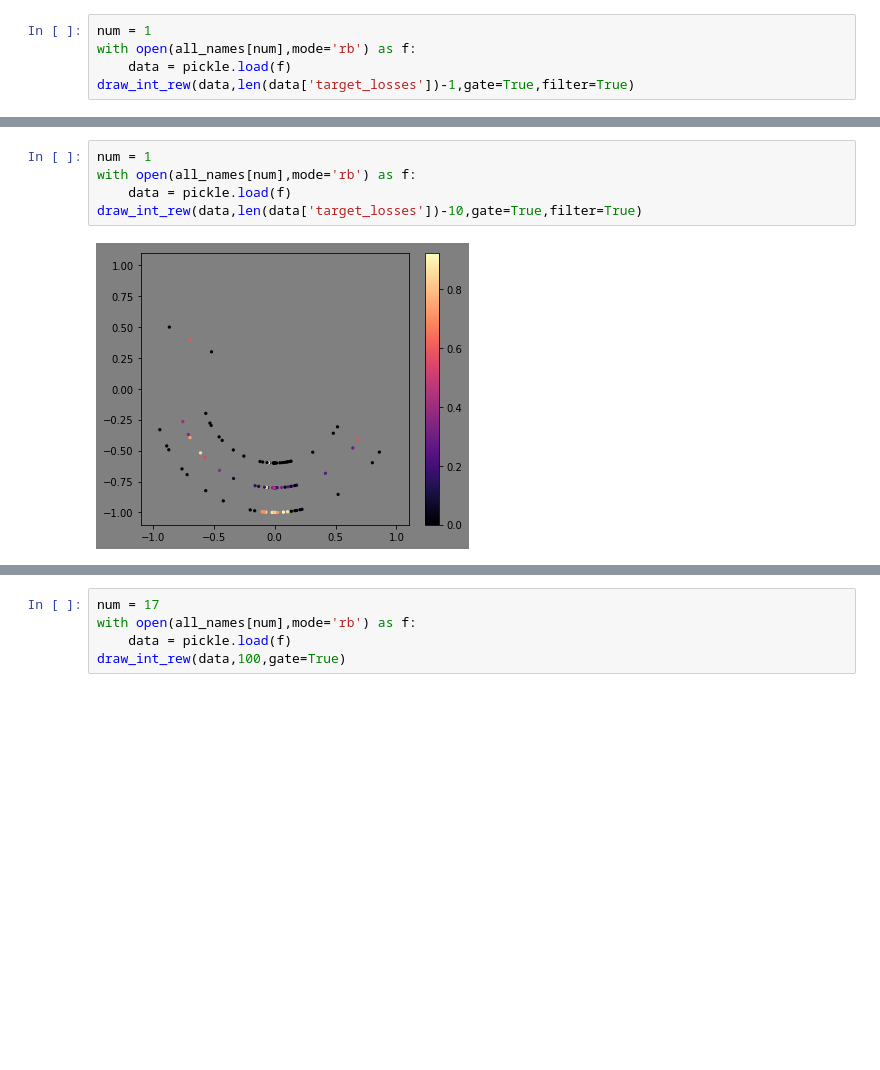
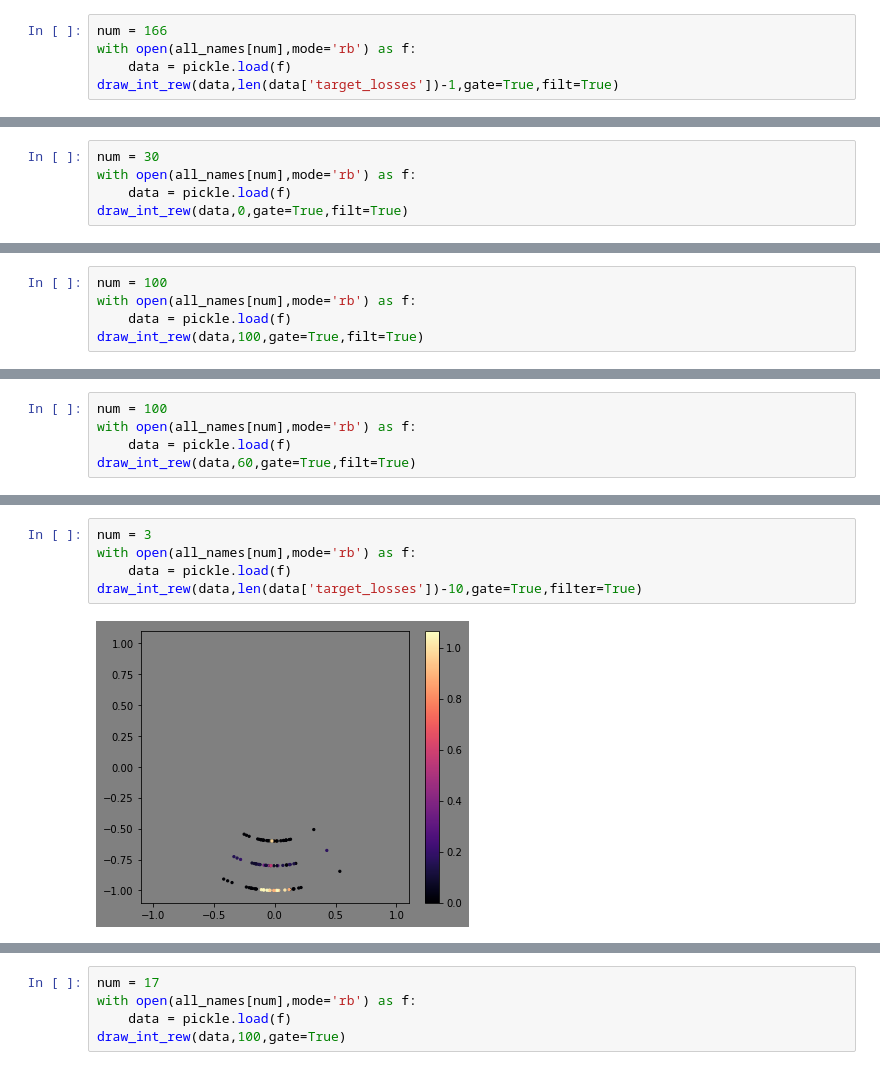
Before and after one commit to ven-kyoshiro/gated_curiosity, a Jupyter notebook: script/health_check_tool.ipynb, the cells around one changed output, grey strips where cells are left out. Cells and saved outputs as stored; diff of their text form; blank space fills up the shorter version.

```diff
--- a/script/health_check_tool.ipynb
+++ b/script/health_check_tool.ipynb
@@ -72,6 +107,6 @@ len(all_names)
 # %%
-num = 1
+num = 166
 with open(all_names[num],mode='rb') as f:
     data = pickle.load(f)
-draw_int_rew(data,len(data['target_losses'])-1,gate=True,filter=True)
+draw_int_rew(data,len(data['target_losses'])-1,gate=True,filt=True)
 # %% [output]
@@ -78,0 +115,5 @@ draw_int_rew(data,len(data['target_losses'])-1,gate=True,filter=True)
+# %%
+num = 30
+with open(all_names[num],mode='rb') as f:
+    data = pickle.load(f)
+draw_int_rew(data,0,gate=True,filt=True)
@@ -78,0 +123,5 @@ draw_int_rew(data,len(data['target_losses'])-1,gate=True,filter=True)
+# %%
+num = 100
+with open(all_names[num],mode='rb') as f:
+    data = pickle.load(f)
+draw_int_rew(data,100,gate=True,filt=True)
@@ -78,0 +131,5 @@ draw_int_rew(data,len(data['target_losses'])-1,gate=True,filter=True)
+# %%
+num = 100
+with open(all_names[num],mode='rb') as f:
+    data = pickle.load(f)
+draw_int_rew(data,60,gate=True,filt=True)
@@ -79,8 +139,8 @@ draw_int_rew(data,len(data['target_losses'])-1,gate=True,filter=True)
 # %%
-num = 1
+num = 3
 with open(all_names[num],mode='rb') as f:
     data = pickle.load(f)
 draw_int_rew(data,len(data['target_losses'])-10,gate=True,filter=True)
 # %% [output]
-[figure, old version]
+[figure, new version]
 # %%
```
Also changed, not shown: parts of 19 cells of this notebook, 26 other files.
